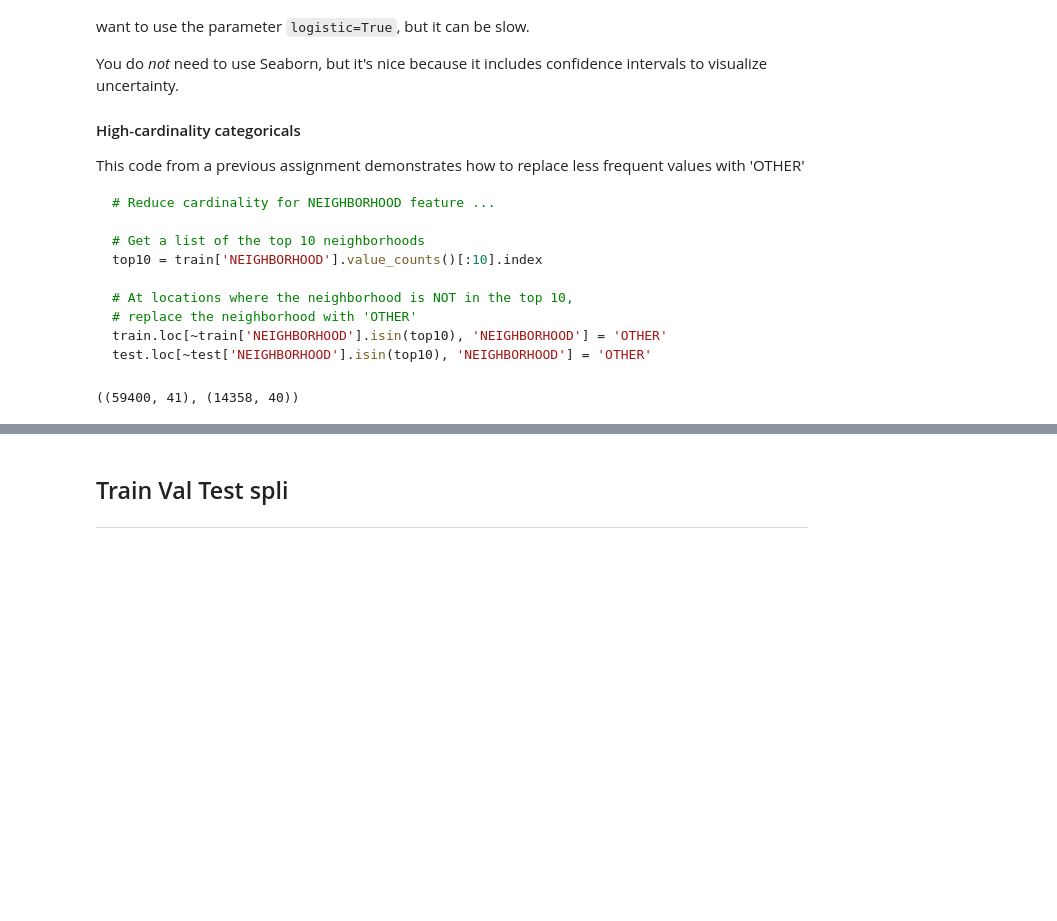
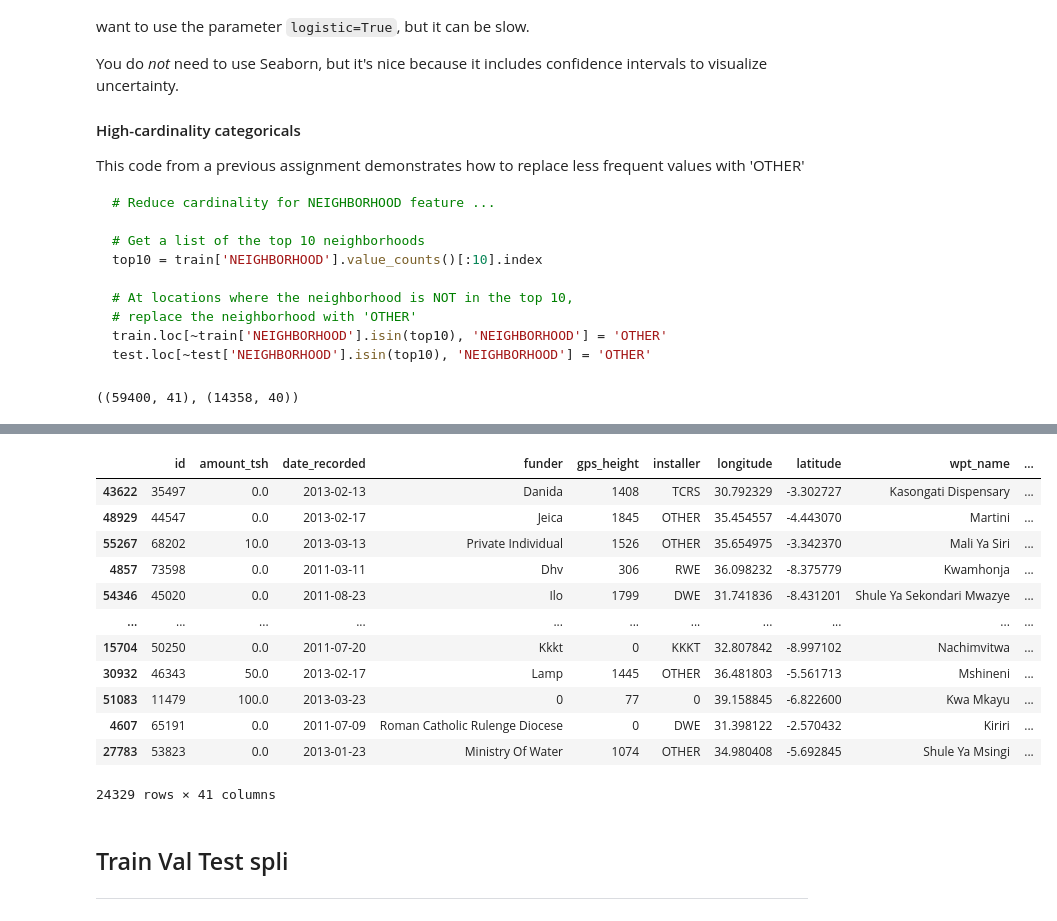
Before and after one commit to popkdodge/DS-Unit-2-Kaggle-Challenge, a Jupyter notebook: module1-decision-trees/LS_DS_221_assignment.ipynb, the cells around one changed output, grey strips where cells are left out. Cells and saved outputs as stored; diff of their text form; code cells hidden in the pictures; blank space fills up the shorter version.

```diff
--- a/module1-decision-trees/LS_DS_221_assignment.ipynb
+++ b/module1-decision-trees/LS_DS_221_assignment.ipynb
@@ -124,3 +116,19 @@ profile
+# %%
+train
+# %% [output]
+|  | id | amount_tsh | date_recorded | funder | gps_height | installer | longitude | latitude | wpt_name | ... |
+| 43622 | 35497 | 0.0 | 2013-02-13 | Danida | 1408 | TCRS | 30.792329 | -3.302727 | Kasongati Dispensary | ... |
+| 48929 | 44547 | 0.0 | 2013-02-17 | Jeica | 1845 | OTHER | 35.454557 | -4.443070 | Martini | ... |
+| 55267 | 68202 | 10.0 | 2013-03-13 | Private Individual | 1526 | OTHER | 35.654975 | -3.342370 | Mali Ya Siri | ... |
+| 4857 | 73598 | 0.0 | 2011-03-11 | Dhv | 306 | RWE | 36.098232 | -8.375779 | Kwamhonja | ... |
+| 54346 | 45020 | 0.0 | 2011-08-23 | Ilo | 1799 | DWE | 31.741836 | -8.431201 | Shule Ya Sekondari Mwazye | ... |
+| ... | ... | ... | ... | ... | ... | ... | ... | ... | ... | ... |
+| 15704 | 50250 | 0.0 | 2011-07-20 | Kkkt | 0 | KKKT | 32.807842 | -8.997102 | Nachimvitwa | ... |
+| 30932 | 46343 | 50.0 | 2013-02-17 | Lamp | 1445 | OTHER | 36.481803 | -5.561713 | Mshineni | ... |
+| 51083 | 11479 | 100.0 | 2013-03-23 | 0 | 77 | 0 | 39.158845 | -6.822600 | Kwa Mkayu | ... |
+| 4607 | 65191 | 0.0 | 2011-07-09 | Roman Catholic Rulenge Diocese | 0 | DWE | 31.398122 | -2.570432 | Kiriri | ... |
+| 27783 | 53823 | 0.0 | 2013-01-23 | Ministry Of Water | 1074 | OTHER | 34.980408 | -5.692845 | Shule Ya Msingi | ... |
+24329 rows × 41 columns
 # %% [markdown]
 ## Train Val Test spli
 ---
```
Also changed, not shown: parts of 20 cells of this notebook, 2 other files.
